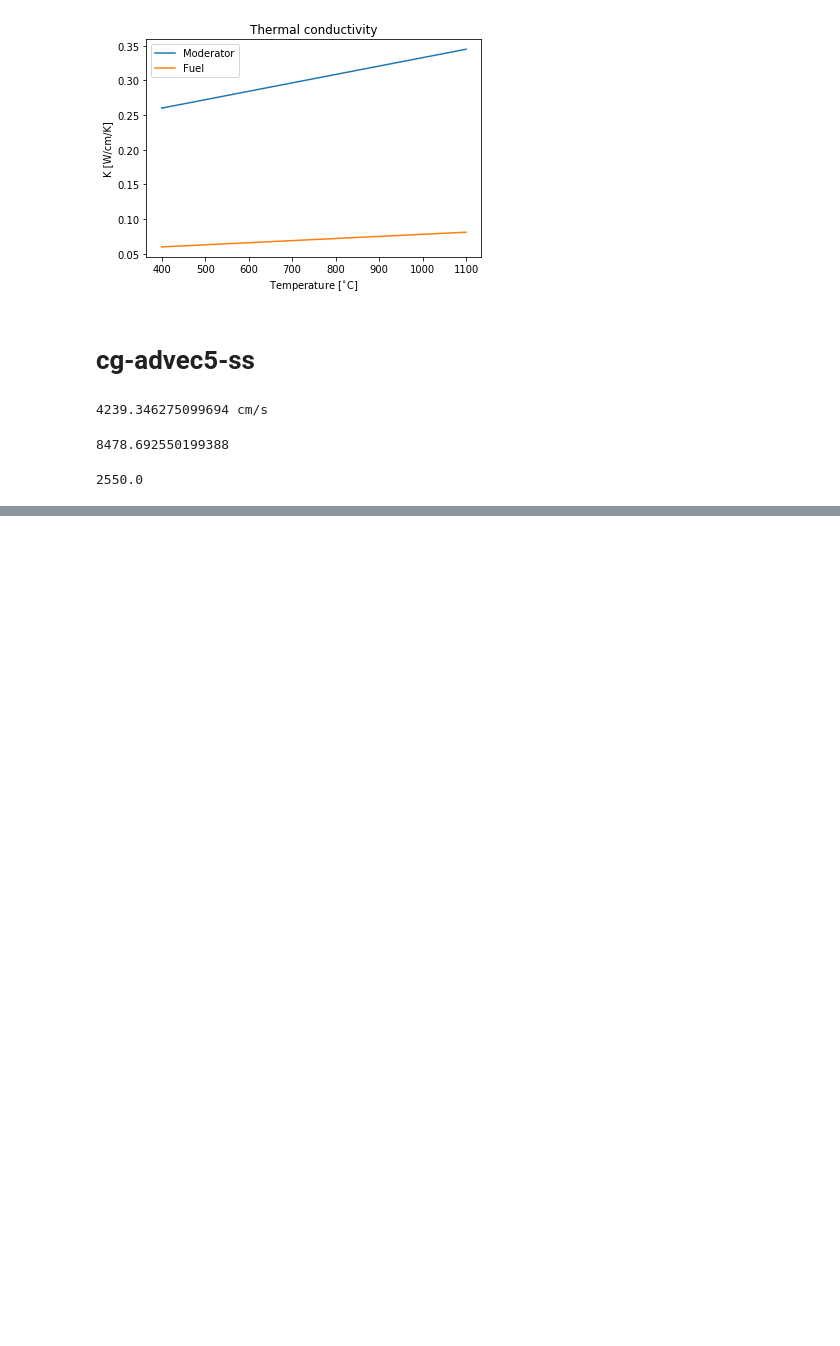
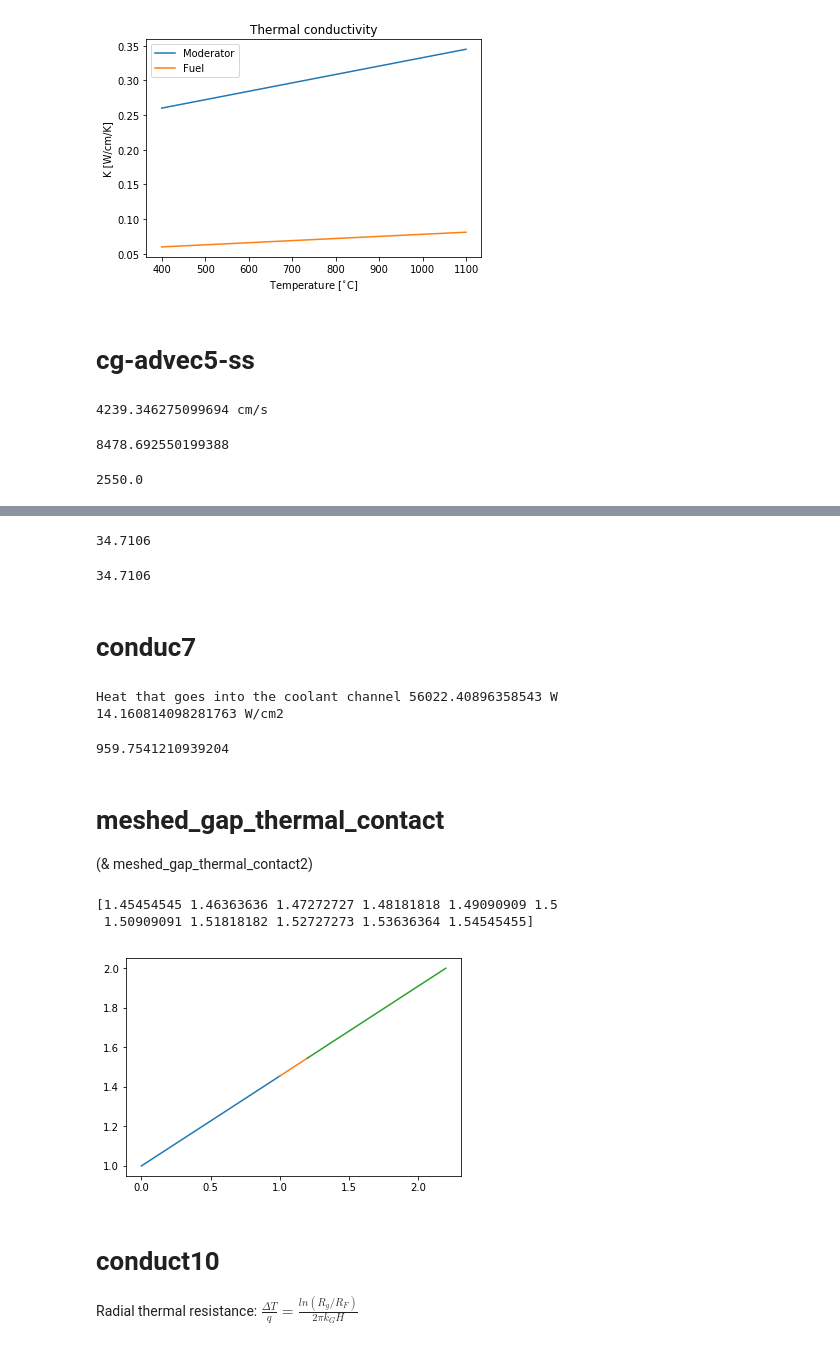
Before and after one commit to robfairh/moltres, a Jupyter notebook: problems/mhtgr350/thermo-hydraulics/moltres-TH.ipynb, the cells around one changed output, grey strips where cells are left out. Drawn from its saved outputs; the diff is of its cells as text; code cells hidden in the pictures; blank space fills up the shorter version.

```diff
--- a/problems/mhtgr350/thermo-hydraulics/moltres-TH.ipynb
+++ b/problems/mhtgr350/thermo-hydraulics/moltres-TH.ipynb
@@ -317,0 +382,76 @@ print(v, 'cm/s')
+# %%
+q*rf/2/h
+# %% [output]
+34.7106
+# %%
+jump = q*rf/2/h
+jump  # differenece of temperature between the surface and the coolant
+# %% [output]
+34.7106
+# %% [markdown]
+# conduc7
+# %%
+rho = 4.368  # [kg/m3] 7 MPa, 490 C [2]
+rho /= 1e6  # [kg/cm3]
+v = 2657.16 # cm/s
+
+Ti = 490  # [C]
+
+P = 600e6  # [W]
+nfc = 102  # number of fuel columns
+
+vf = nfc * 210 * pi * 0.635**2 * 793
+Q = P/vf  # [W/cm3] q'''
+
+# two channels send their heat to a cooling channel
+Q = P / (nfc * 210 ) * 2
+print('Heat that goes into the coolant channel', Q, 'W')
+
+q = Q / (793 * 2 * pi * rlc)
+print(q, 'W/cm2')  # q'' is constant on y
+
+To = Ti + 1/rho/cp/v * 1/pi/rlc**2 * q * L * 2 * pi * rlc
+To
+# %% [output]
+Heat that goes into the coolant channel 56022.40896358543 W
+14.160814098281763 W/cm2
+959.7541210939204
+# %% [markdown]
+# meshed_gap_thermal_contact
+(& meshed_gap_thermal_contact2)
+# %%
+k2 = 1
+A = k2/(2*k2+0.2)
+C = 1/(2*k2+0.2)
+D = (3*k2-0.8)/(2*k2+0.2)
+E = A
+
+def T1(x):
+    return A*x+1
+
+def T2(x):
+    return C*x+D
+
+def T3(x):
+    return E*(x-2.2)+2
+
+import matplotlib.pyplot as plt
+
+x1 = np.linspace(0, 1, 11)
+x2 = np.linspace(1, 1.2, 11)
+x3 = np.linspace(1.2, 2.2, 11)
+
+plt.plot(x1, T1(x1))
+plt.plot(x2, T2(x2))
+plt.plot(x3, T3(x3))
+
+print(T2(x2))
+# %% [output]
+[1.45454545 1.46363636 1.47272727 1.48181818 1.49090909 1.5
+ 1.50909091 1.51818182 1.52727273 1.53636364 1.54545455]
+[figure, added]
+# %% [markdown]
+# conduct10
+
+Radial thermal resistance:
+$\frac{\Delta T}{q} = \frac{ln(R_g/R_F)}{2 \pi k_G H}$
```
Also changed, not shown: parts of 34 cells of this notebook.
